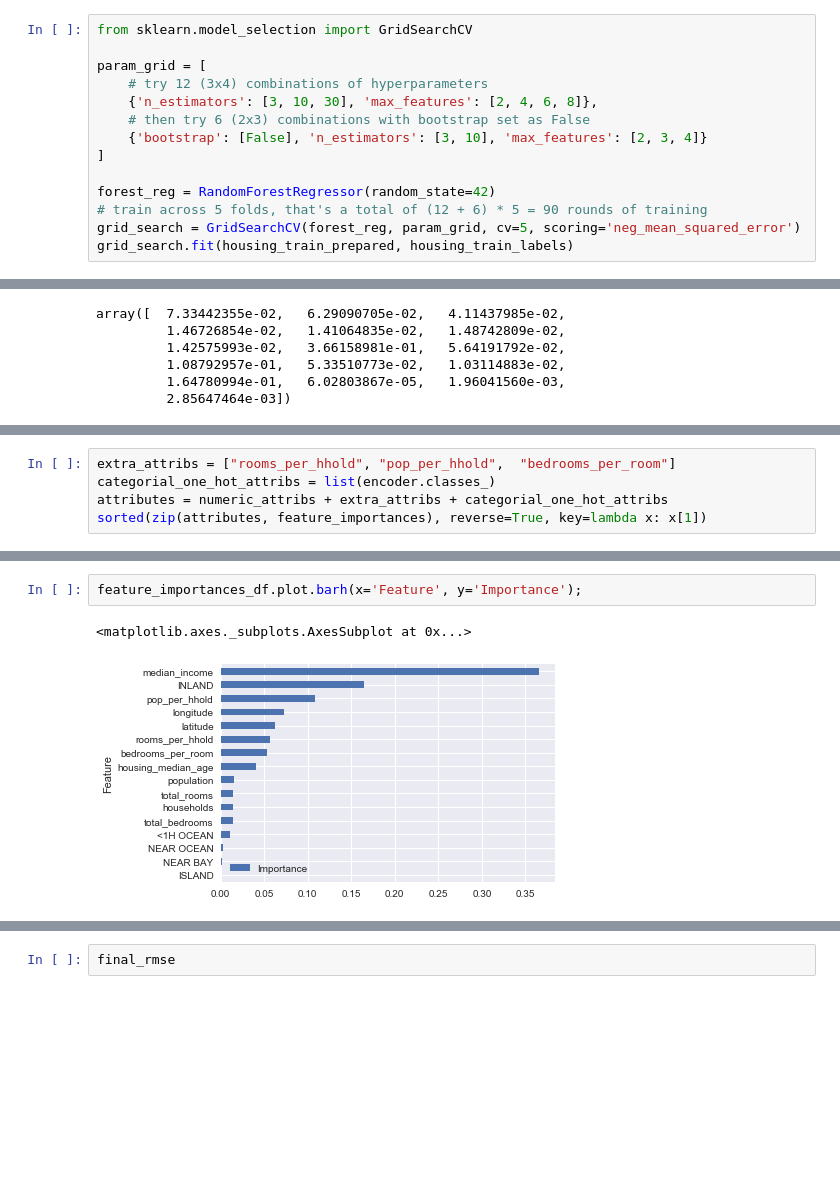
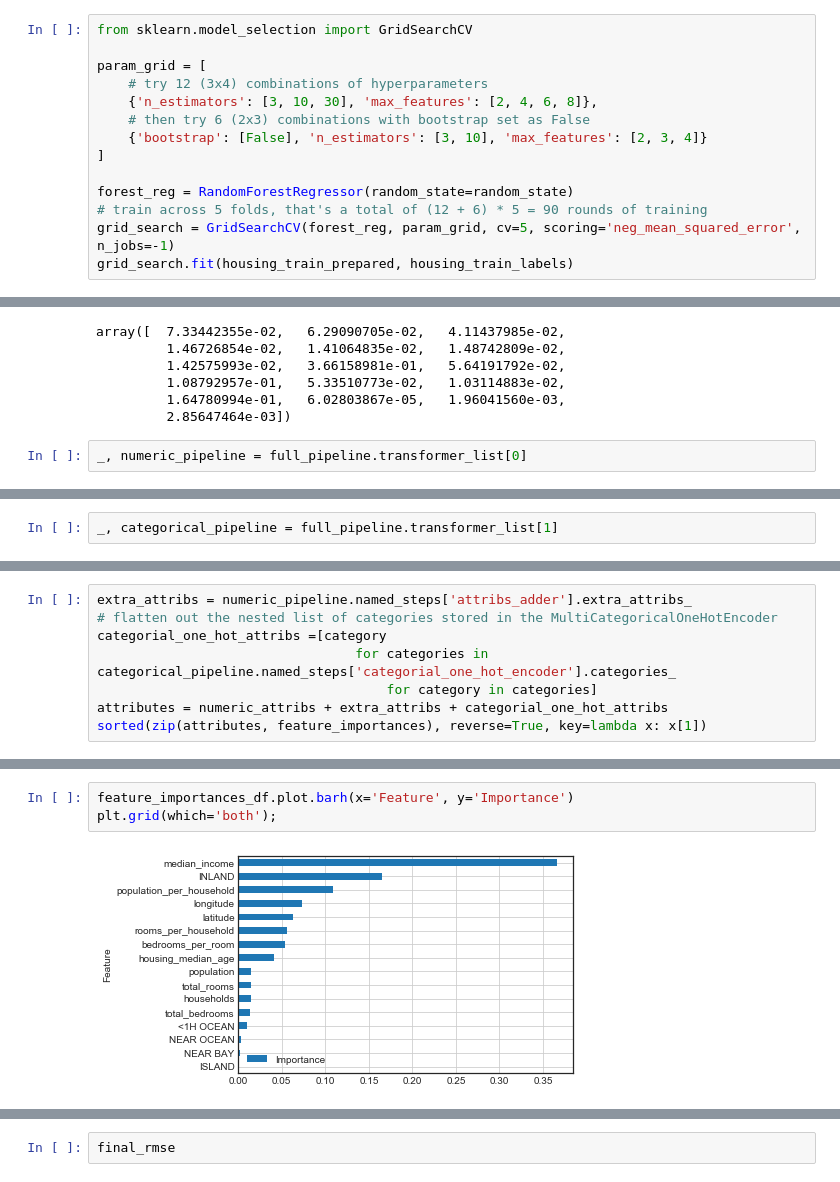
Before and after one commit to LinuxAI-PKU/ml-workspace, a Jupyter notebook: housing-price-prediction-regression/housing-price-prediction-regression.ipynb, the cells around one changed output, grey strips where cells are left out. Drawn from its saved outputs; the diff is of its cells as text; blank space fills up the shorter version.

```diff
--- a/housing-price-prediction-regression/housing-price-prediction-regression.ipynb
+++ b/housing-price-prediction-regression/housing-price-prediction-regression.ipynb
@@ -1353,9 +1448,9 @@ param_grid = [
     {'bootstrap': [False], 'n_estimators': [3, 10], 'max_features': [2, 3, 4]}
 ]
 
-forest_reg = RandomForestRegressor(random_state=42)
+forest_reg = RandomForestRegressor(random_state=random_state)
 # train across 5 folds, that's a total of (12 + 6) * 5 = 90 rounds of training
-grid_search = GridSearchCV(forest_reg, param_grid, cv=5, scoring='neg_mean_squared_error')
+grid_search = GridSearchCV(forest_reg, param_grid, cv=5, scoring='neg_mean_squared_error', n_jobs=-1)
 grid_search.fit(housing_train_prepared, housing_train_labels)
 # %% [output]
 GridSearchCV(cv=5, error_score='raise',
@@ -1481,3 +1602,5 @@ array([  7.33442355e-02,   6.29090705e-02,   4.11437985e-02,
          1.08792957e-01,   5.33510773e-02,   1.03114883e-02,
          1.64780994e-01,   6.02803867e-05,   1.96041560e-03,
          2.85647464e-03])
+# %%
+_, numeric_pipeline = full_pipeline.transformer_list[0]
@@ -1483,0 +1611,2 @@ array([  7.33442355e-02,   6.29090705e-02,   4.11437985e-02,
+# %%
+_, categorical_pipeline = full_pipeline.transformer_list[1]
@@ -1484,6 +1617,9 @@ array([  7.33442355e-02,   6.29090705e-02,   4.11437985e-02,
 # %%
-extra_attribs = ["rooms_per_hhold", "pop_per_hhold",  "bedrooms_per_room"]
-categorial_one_hot_attribs = list(encoder.classes_)
+extra_attribs = numeric_pipeline.named_steps['attribs_adder'].extra_attribs_
+# flatten out the nested list of categories stored in the MultiCategoricalOneHotEncoder
+categorial_one_hot_attribs =[category
+                                 for categories in categorical_pipeline.named_steps['categorial_one_hot_encoder'].categories_
+                                     for category in categories]
 attributes = numeric_attribs + extra_attribs + categorial_one_hot_attribs
 sorted(zip(attributes, feature_importances), reverse=True, key=lambda x: x[1])
 # %% [output]
@@ -1527,10 +1663,10 @@ feature_importances_df
 | 14 | INLAND | 0.164781 |
 | 15 | median_income | 0.366159 |
 # %%
-feature_importances_df.plot.barh(x='Feature', y='Importance');
+feature_importances_df.plot.barh(x='Feature', y='Importance')
+plt.grid(which='both');
 # %% [output]
-<matplotlib.axes._subplots.AxesSubplot at 0x...>
-[figure, old version]
+[figure, new version]
 # %% [markdown]
 With this information, we may want to try dropping some of the less useful features (e.g., apparently only one `ocean_proximity` category is really useful, so we could try dropping the others).
 
```
Also changed, not shown: parts of 165 cells of this notebook.
